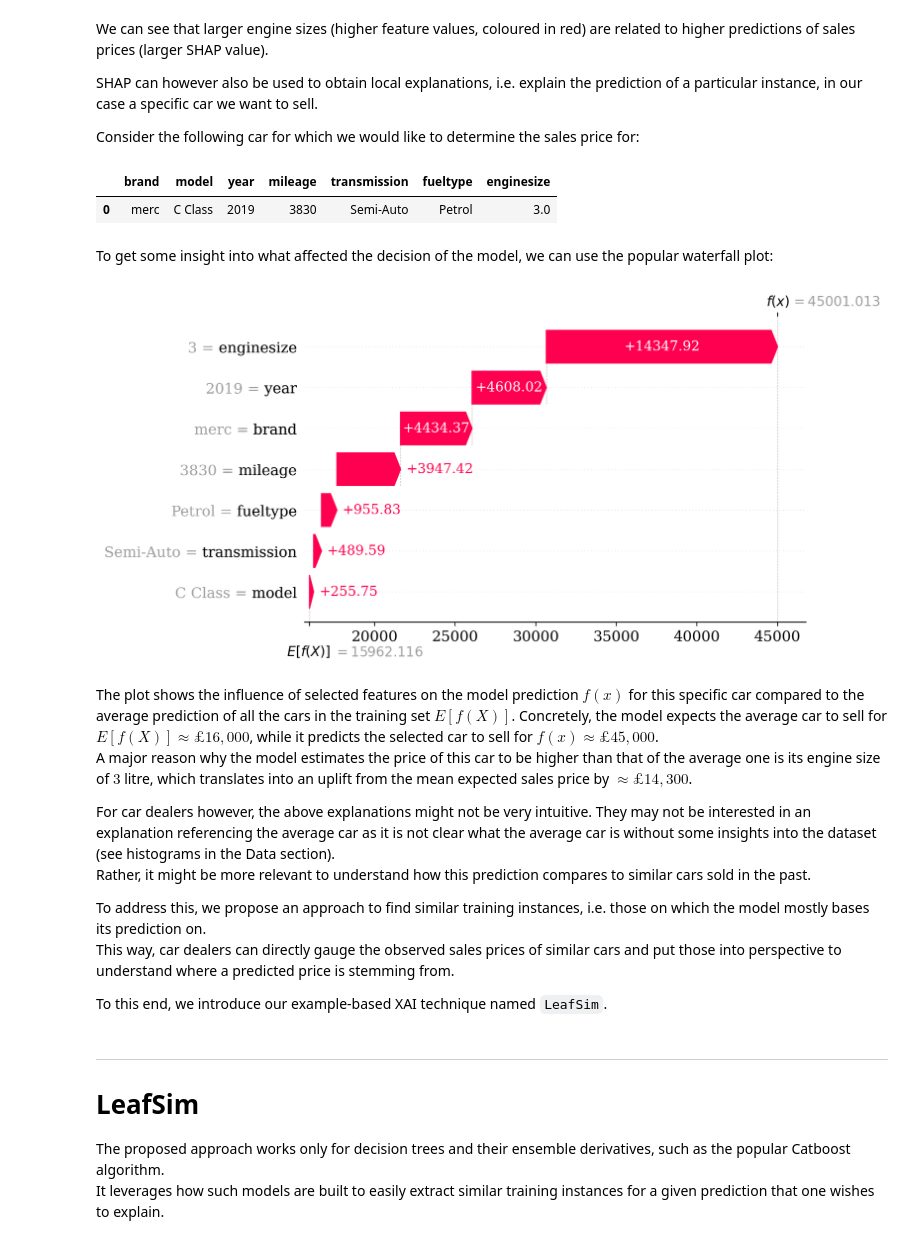
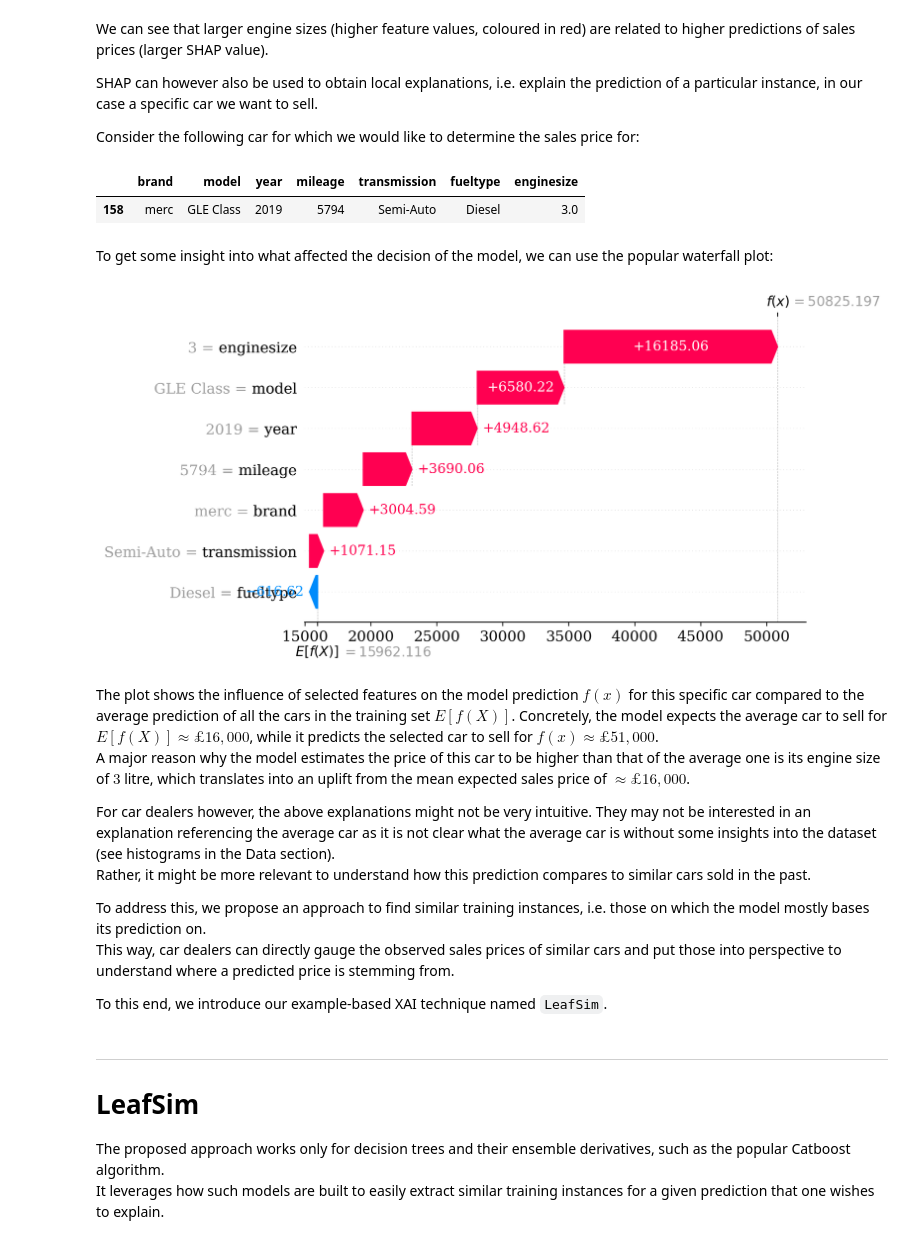
Before and after one commit to calyptis/LeafSim, a Jupyter notebook: notebooks/LeafSim.ipynb, the cells around one changed output. Saved outputs shown, nothing was run; the diff lists cells and outputs as text; code cells hidden in the pictures.

```diff
--- a/notebooks/LeafSim.ipynb
+++ b/notebooks/LeafSim.ipynb
@@ -291,19 +294,20 @@ SHAP can however also be used to obtain local explanations, i.e. explain the pre
 
 Consider the following car for which we would like to determine the sales price for:
 # %%
-df_test[feature_cols].iloc[0].to_frame().T
+car_to_explain_id = 158
+df_test[feature_cols].iloc[car_to_explain_id].to_frame().T
 # %% [output]
 |  | brand | model | year | mileage | transmission | fueltype | enginesize |
-| 0 | merc | C Class | 2019 | 3830 | Semi-Auto | Petrol | 3.0 |
+| 158 | merc | GLE Class | 2019 | 5794 | Semi-Auto | Diesel | 3.0 |
 # %% [markdown]
 To get some insight into what affected the decision of the model, we can use the popular waterfall plot:
 # %%
-shap.plots.waterfall(shap_values_test[0])
+shap.plots.waterfall(shap_values_test[car_to_explain_id])
 # %% [output]
-[figure, old version]
+[figure, new version]
 # %% [markdown]
-The plot shows the influence of selected features on the model prediction $f(x)$ for this specific car compared to the average prediction of all the cars in the training set $E[f(X)]$. Concretely, the model expects the average car to sell for $E[f(X)] \approx £16,000$, while it predicts the selected car to sell for $f(x) \approx £45,000$.<br/>
-A major reason why the model estimates the price of this car to be higher than that of the average one is its engine size of $3$ litre, which translates into an uplift from the mean expected sales price by $\approx £14,300$.
+The plot shows the influence of selected features on the model prediction $f(x)$ for this specific car compared to the average prediction of all the cars in the training set $E[f(X)]$. Concretely, the model expects the average car to sell for $E[f(X)] \approx £16,000$, while it predicts the selected car to sell for $f(x) \approx £51,000$.<br/>
+A major reason why the model estimates the price of this car to be higher than that of the average one is its engine size of $3$ litre, which translates into an uplift from the mean expected sales price of $\approx £16,000$.
 
 For car dealers however, the above explanations might not be very intuitive. They may not be interested in an explanation referencing the average car as it is not clear what the average car is without some insights into the dataset (see histograms in the Data section).<br/>
 Rather, it might be more relevant to understand how this prediction compares to similar cars sold in the past.
```
Also changed, not shown: parts of 22 cells of this notebook.
